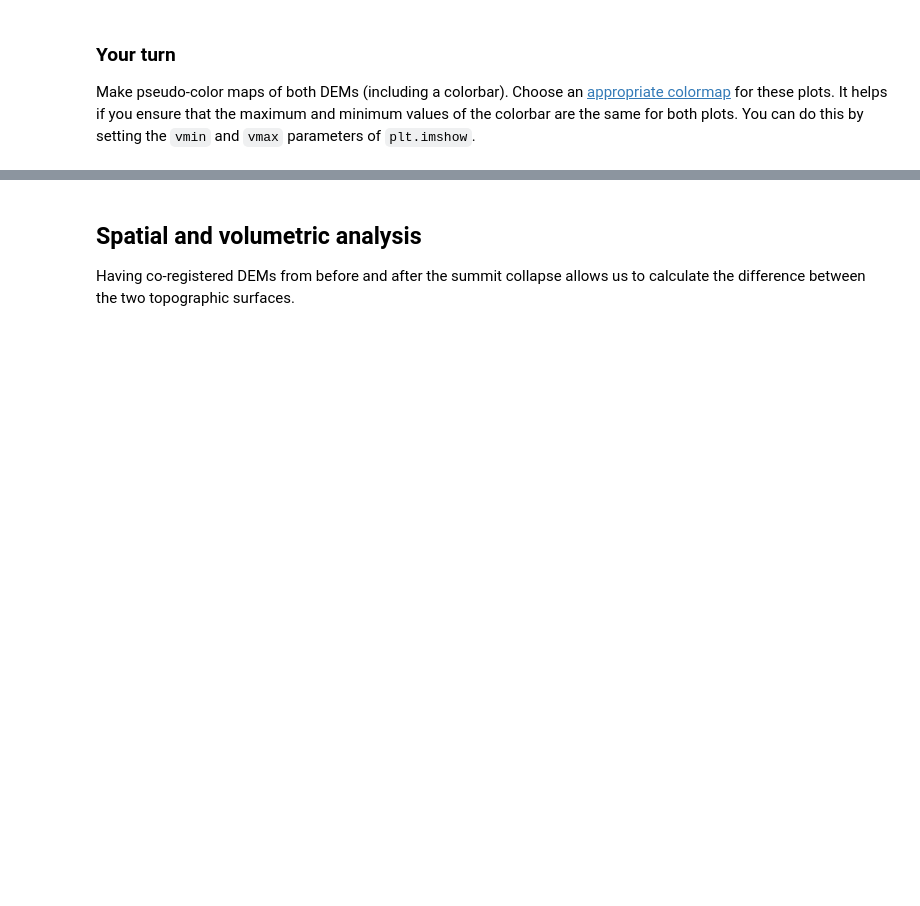
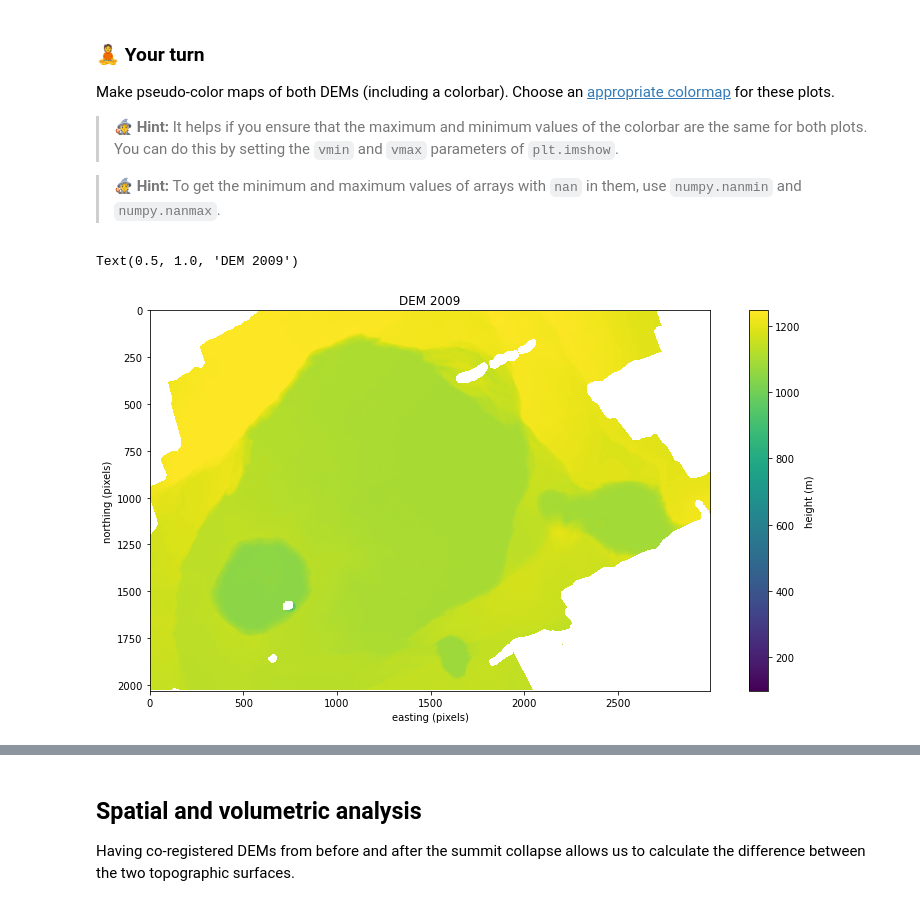
Before and after one commit to leouieda/remote-sensing, a Jupyter notebook: practicals/practical3.ipynb, the cells around one changed output, grey strips where cells are left out. Saved outputs shown, nothing was run; the diff lists cells and outputs as text; code cells hidden in the pictures; blank space fills up the shorter version.

```diff
--- a/practicals/practical3.ipynb
+++ b/practicals/practical3.ipynb
@@ -33,0 +75,3 @@ Both were generated with **2 meter** grid node spacing and covering the same are
+# %%
+is_missing_2009 = kilauea2009 == -9999
+is_missing_2009
@@ -33,0 +90,3 @@ Both were generated with **2 meter** grid node spacing and covering the same are
+# %%
+kilauea2009[is_missing_2009] = np.nan
+kilauea2009
@@ -33,0 +104,4 @@ Both were generated with **2 meter** grid node spacing and covering the same are
+# %%
+is_missing_2018 = kilauea2018 == -9999
+kilauea2018[is_missing_2018] = np.nan
+kilauea2018
@@ -34,4 +122,22 @@ Both were generated with **2 meter** grid node spacing and covering the same are
 # %% [markdown]
-### Your turn
+### 🧘 Your turn
 
-Make pseudo-color maps of both DEMs (including a colorbar). Choose an [appropriate colormap](https://matplotlib.org/stable/tutorials/colors/colormaps.html) for these plots. It helps if you ensure that the maximum and minimum values of the colorbar are the same for both plots. You can do this by setting the `vmin` and `vmax` parameters of `plt.imshow`.
+Make pseudo-color maps of both DEMs (including a colorbar). Choose an [appropriate colormap](https://matplotlib.org/stable/tutorials/colors/colormaps.html) for these plots.
+
+> 🧙 **Hint:** It helps if you ensure that the maximum and minimum values of the colorbar are the same for both plots. You can do this by setting the `vmin` and `vmax` parameters of `plt.imshow`.
+
+> 🧙 **Hint:** To get the minimum and maximum values of arrays with `nan` in them, use `numpy.nanmin` and `numpy.nanmax`.
+# %%
+# Get the minimum and maximum values across both DEMs
+minimum_height = min([np.nanmin(kilauea2009), np.nanmin(kilauea2018)])
+maximum_height = min([np.nanmax(kilauea2009), np.nanmax(kilauea2018)])
+# %%
+plt.figure(figsize=(14, 7))
+plt.imshow(kilauea2009, cmap="viridis", vmin=minimum_height, vmax=maximum_height)
+plt.colorbar(label="height (m)")
+plt.xlabel("easting (pixels)")
+plt.ylabel("northing (pixels)")
+plt.title("DEM 2009")
+# %% [output]
+Text(0.5, 1.0, 'DEM 2009')
+[figure, added]
```
Also changed, not shown: parts of 33 cells of this notebook, 1 other file.
